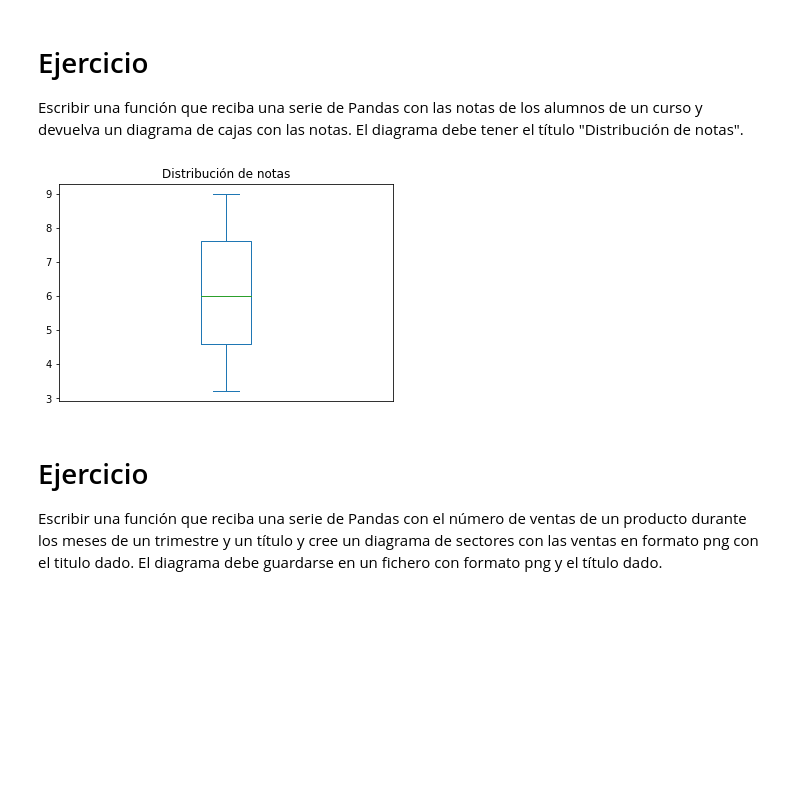
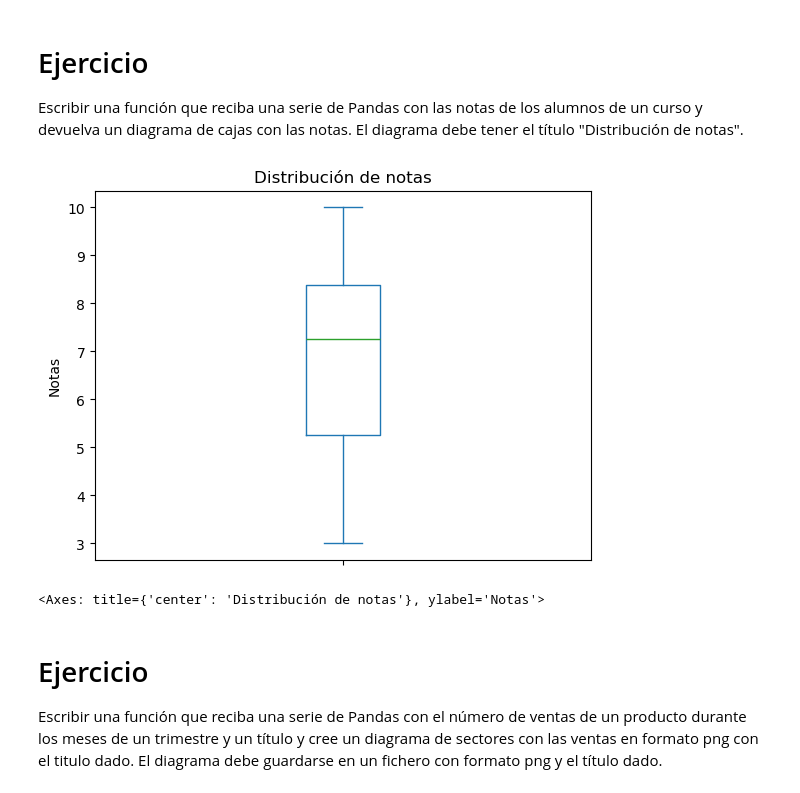
Before and after one commit to jimenezgimenojesus/SAMSUNG_AI_Diploma, a Jupyter notebook: Exercises/ejercicios_matplotlib.ipynb, the cells around one changed output. Drawn from its saved outputs; the diff is of its cells as text; code cells hidden in the pictures; blank space fills up the shorter version.

```diff
--- a/Exercises/ejercicios_matplotlib.ipynb
+++ b/Exercises/ejercicios_matplotlib.ipynb
@@ -51,8 +61,22 @@ Escribir una función que reciba una diccionario con las notas de las asignatura
 
 Escribir una función que reciba una serie de Pandas con las notas de los alumnos de un curso y devuelva un diagrama de cajas con las notas. El diagrama debe tener el título "Distribución de notas".
 # %%
+import matplotlib.pyplot as plt
+import pandas as pd
+
+def ej_boxplot(pd_serie: pd.Series):
+    fig, ax = plt.subplots()                  # Crear figura y eje
+    pd_serie.plot(kind='box', ax=ax)          # Dibujar boxplot en el eje
+    ax.set_title("Distribución de notas")     # Título del gráfico
+    ax.set_ylabel("Notas")                    # Etiqueta del eje y
+    plt.show()
+    return ax
+
+notas = pd.Series([5, 7, 8, 9.5, 6, 10, 3, 7.5, 8.5, 4])
+ej_boxplot(notas)
 # %% [output]
-[figure, old version]
+[figure, new version]
+<Axes: title={'center': 'Distribución de notas'}, ylabel='Notas'>
 # %% [markdown]
 # Ejercicio
 
```
Also changed, not shown: parts of 4 cells of this notebook, 4 other files.
